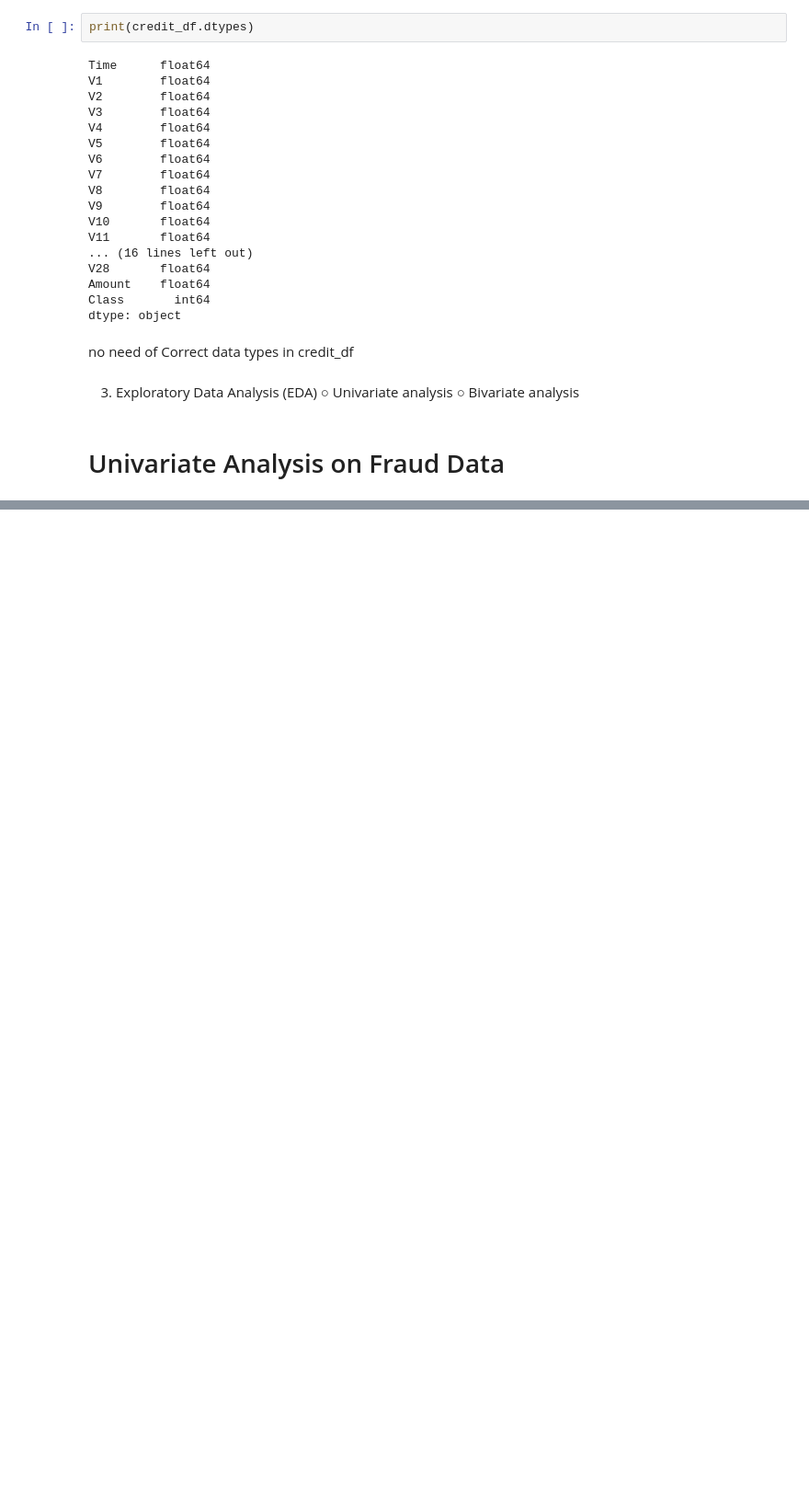
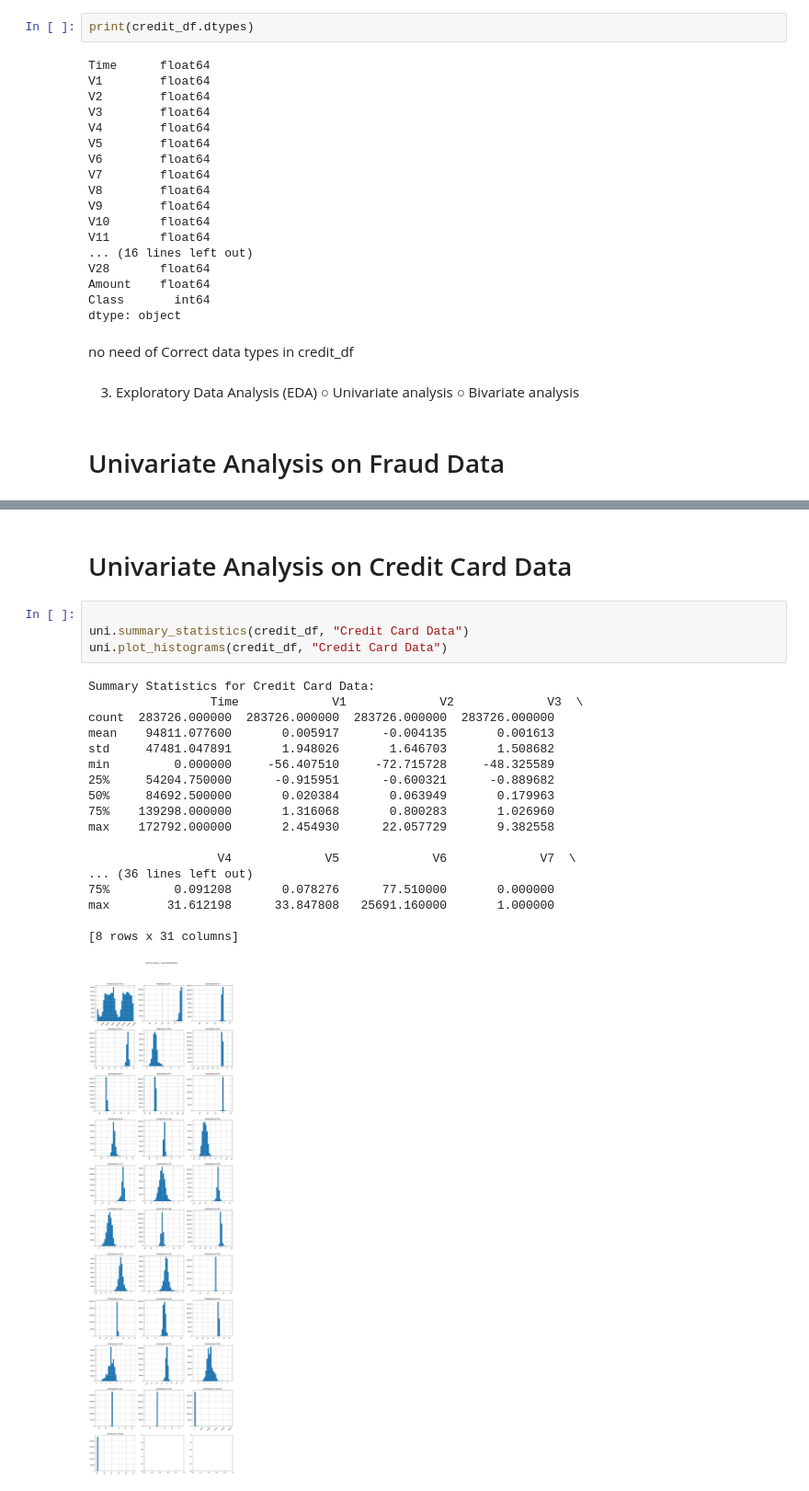
Before and after one commit to dagiteferi/fraud-detection-models, a Jupyter notebook: notebooks/Data Analysis Preprocessing.ipynb, the cells around one changed output, grey strips where cells are left out. Shown at 92% size. Saved outputs shown, nothing was run; the diff lists cells and outputs as text; blank space fills up the shorter version.

Commit message:
Univariate analysis bivariate analysis

```diff
--- a/notebooks/Data Analysis Preprocessing.ipynb
+++ b/notebooks/Data Analysis Preprocessing.ipynb
@@ -247 +225,26 @@ std    1.248497e+09       0.291336
 [figure]
+# %% [markdown]
+# Univariate Analysis on Credit Card Data
+# %%
+
+uni.summary_statistics(credit_df, "Credit Card Data")
+uni.plot_histograms(credit_df, "Credit Card Data")
+# %% [output]
+Summary Statistics for Credit Card Data:
+                 Time             V1             V2             V3  \
+count  283726.000000  283726.000000  283726.000000  283726.000000
+mean    94811.077600       0.005917      -0.004135       0.001613
+std     47481.047891       1.948026       1.646703       1.508682
+min         0.000000     -56.407510     -72.715728     -48.325589
+25%     54204.750000      -0.915951      -0.600321      -0.889682
+50%     84692.500000       0.020384       0.063949       0.179963
+75%    139298.000000       1.316068       0.800283       1.026960
+max    172792.000000       2.454930      22.057729       9.382558
+
+                  V4             V5             V6             V7  \
+... (36 lines left out)
+75%         0.091208       0.078276      77.510000       0.000000
+max        31.612198      33.847808   25691.160000       1.000000
+
+[8 rows x 31 columns]
+[figure, added]
```
Also changed, not shown: parts of 5 cells of this notebook.
